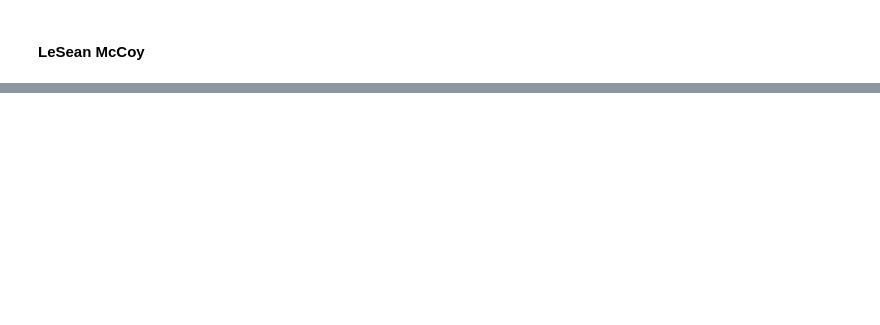
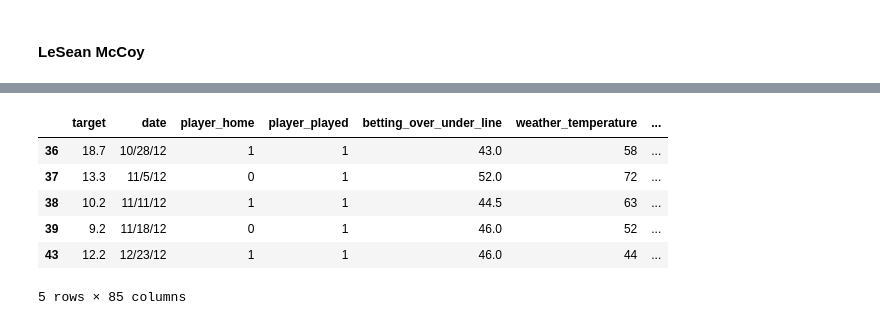
Before and after one commit to mpdettmar/Fantasy-Football-Player-Predictions, a Jupyter notebook: modeling_notebooks/09_baseline_mean_prediction.ipynb, the cells around one changed output, grey strips where cells are left out. Cells and saved outputs as stored; diff of their text form; code cells hidden in the pictures; blank space fills up the shorter version.

```diff
--- a/modeling_notebooks/09_baseline_mean_prediction.ipynb
+++ b/modeling_notebooks/09_baseline_mean_prediction.ipynb
@@ -67,0 +82,10 @@ behavior, convert the 'datetime.date' to a datetime with
+# %%
+mccoy.tail()
+# %% [output]
+|  | target | date | player_home | player_played | betting_over_under_line | weather_temperature | ... |
+| 36 | 18.7 | 10/28/12 | 1 | 1 | 43.0 | 58 | ... |
+| 37 | 13.3 | 11/5/12 | 0 | 1 | 52.0 | 72 | ... |
+| 38 | 10.2 | 11/11/12 | 1 | 1 | 44.5 | 63 | ... |
+| 39 | 9.2 | 11/18/12 | 0 | 1 | 46.0 | 52 | ... |
+| 43 | 12.2 | 12/23/12 | 1 | 1 | 46.0 | 44 | ... |
+5 rows × 85 columns
```
Also changed, not shown: parts of 5 cells of this notebook, 4 other files.
